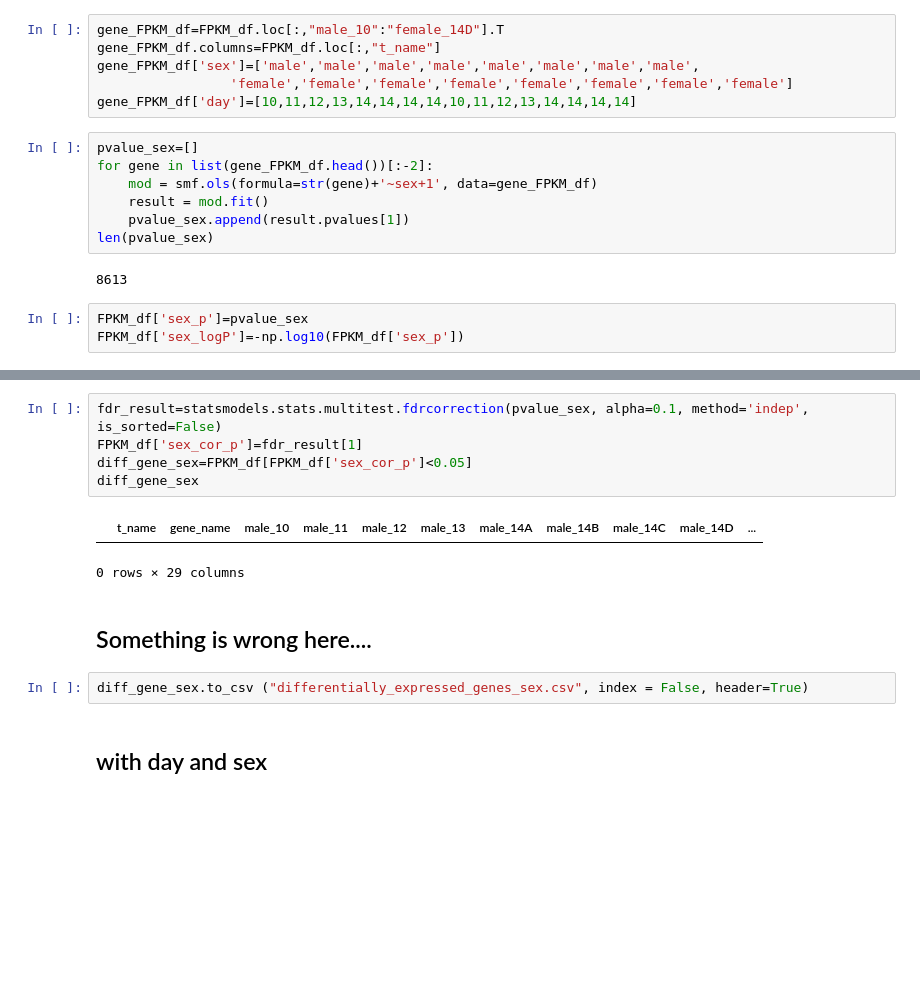
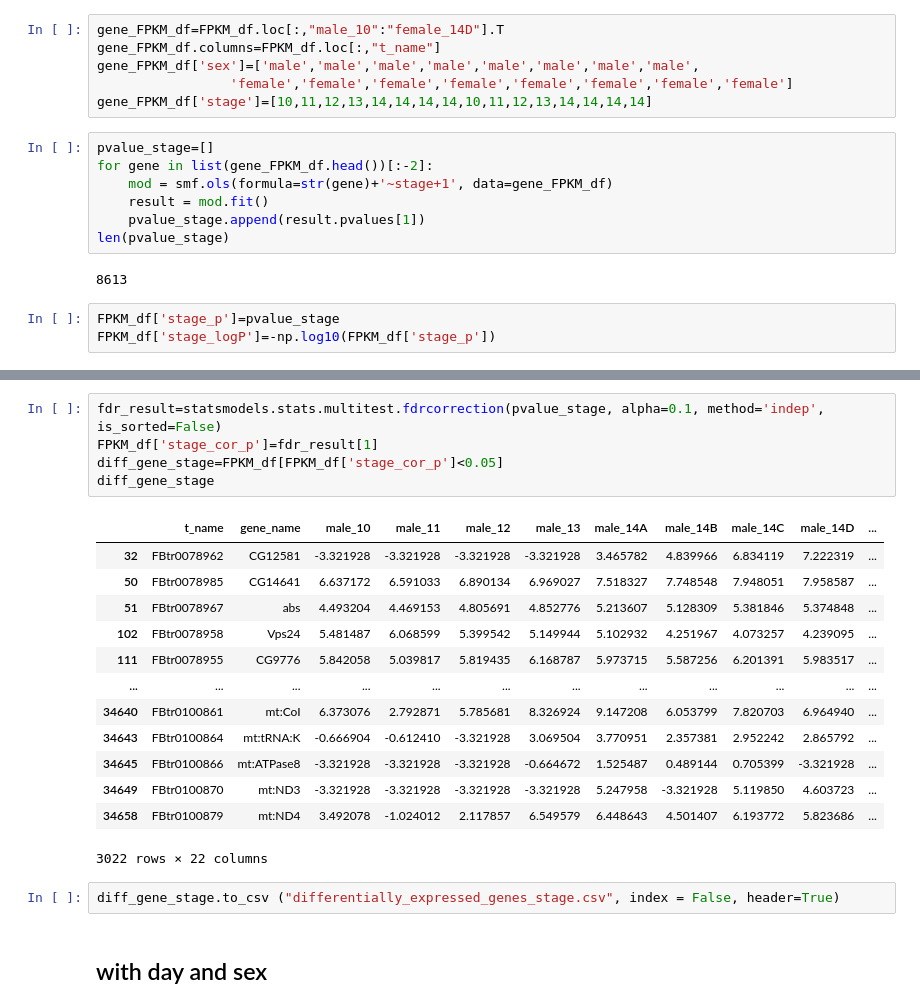
Before and after one commit to XiangningChen98/qbb2020-answers, a Jupyter notebook: HW7/HW7.ipynb, the cells around one changed output, grey strips where cells are left out. Saved outputs shown, nothing was run; the diff lists cells and outputs as text; blank space fills up the shorter version.

```diff
--- a/HW7/HW7.ipynb
+++ b/HW7/HW7.ipynb
@@ -75,19 +94,19 @@ gene_FPKM_df=FPKM_df.loc[:,"male_10":"female_14D"].T
 gene_FPKM_df.columns=FPKM_df.loc[:,"t_name"]
 gene_FPKM_df['sex']=['male','male','male','male','male','male','male','male',
                  'female','female','female','female','female','female','female','female']
-gene_FPKM_df['day']=[10,11,12,13,14,14,14,14,10,11,12,13,14,14,14,14]
+gene_FPKM_df['stage']=[10,11,12,13,14,14,14,14,10,11,12,13,14,14,14,14]
 # %%
-pvalue_sex=[]
+pvalue_stage=[]
 for gene in list(gene_FPKM_df.head())[:-2]:
-    mod = smf.ols(formula=str(gene)+'~sex+1', data=gene_FPKM_df)
+    mod = smf.ols(formula=str(gene)+'~stage+1', data=gene_FPKM_df)
     result = mod.fit()
-    pvalue_sex.append(result.pvalues[1])
-len(pvalue_sex)
+    pvalue_stage.append(result.pvalues[1])
+len(pvalue_stage)
 # %% [output]
 8613
 # %%
-FPKM_df['sex_p']=pvalue_sex
-FPKM_df['sex_logP']=-np.log10(FPKM_df['sex_p'])
+FPKM_df['stage_p']=pvalue_stage
+FPKM_df['stage_logP']=-np.log10(FPKM_df['stage_p'])
 # %%
 #QQ plot
 #     dataframe['geneindex'] = range(len(FPKM))
@@ -109,15 +128,24 @@ plt.show()
 # %%
-fdr_result=statsmodels.stats.multitest.fdrcorrection(pvalue_sex, alpha=0.1, method='indep', is_sorted=False)
-FPKM_df['sex_cor_p']=fdr_result[1]
-diff_gene_sex=FPKM_df[FPKM_df['sex_cor_p']<0.05]
-diff_gene_sex
+fdr_result=statsmodels.stats.multitest.fdrcorrection(pvalue_stage, alpha=0.1, method='indep', is_sorted=False)
+FPKM_df['stage_cor_p']=fdr_result[1]
+diff_gene_stage=FPKM_df[FPKM_df['stage_cor_p']<0.05]
+diff_gene_stage
 # %% [output]
 |  | t_name | gene_name | male_10 | male_11 | male_12 | male_13 | male_14A | male_14B | male_14C | male_14D | ... |
+| 32 | FBtr0078962 | CG12581 | -3.321928 | -3.321928 | -3.321928 | -3.321928 | 3.465782 | 4.839966 | 6.834119 | 7.222319 | ... |
+| 50 | FBtr0078985 | CG14641 | 6.637172 | 6.591033 | 6.890134 | 6.969027 | 7.518327 | 7.748548 | 7.948051 | 7.958587 | ... |
+| 51 | FBtr0078967 | abs | 4.493204 | 4.469153 | 4.805691 | 4.852776 | 5.213607 | 5.128309 | 5.381846 | 5.374848 | ... |
+| 102 | FBtr0078958 | Vps24 | 5.481487 | 6.068599 | 5.399542 | 5.149944 | 5.102932 | 4.251967 | 4.073257 | 4.239095 | ... |
+| 111 | FBtr0078955 | CG9776 | 5.842058 | 5.039817 | 5.819435 | 6.168787 | 5.973715 | 5.587256 | 6.201391 | 5.983517 | ... |
+| ... | ... | ... | ... | ... | ... | ... | ... | ... | ... | ... | ... |
+| 34640 | FBtr0100861 | mt:CoI | 6.373076 | 2.792871 | 5.785681 | 8.326924 | 9.147208 | 6.053799 | 7.820703 | 6.964940 | ... |
+| 34643 | FBtr0100864 | mt:tRNA:K | -0.666904 | -0.612410 | -3.321928 | 3.069504 | 3.770951 | 2.357381 | 2.952242 | 2.865792 | ... |
+| 34645 | FBtr0100866 | mt:ATPase8 | -3.321928 | -3.321928 | -3.321928 | -0.664672 | 1.525487 | 0.489144 | 0.705399 | -3.321928 | ... |
+| 34649 | FBtr0100870 | mt:ND3 | -3.321928 | -3.321928 | -3.321928 | -3.321928 | 5.247958 | -3.321928 | 5.119850 | 4.603723 | ... |
+| 34658 | FBtr0100879 | mt:ND4 | 3.492078 | -1.024012 | 2.117857 | 6.549579 | 6.448643 | 4.501407 | 6.193772 | 5.823686 | ... |
-0 rows × 29 columns
+3022 rows × 22 columns
-# %% [markdown]
-## Something is wrong here....
 # %%
-diff_gene_sex.to_csv ("differentially_expressed_genes_sex.csv", index = False, header=True)
+diff_gene_stage.to_csv ("differentially_expressed_genes_stage.csv", index = False, header=True)
 # %% [markdown]
 ## with day and sex
 # %%
```
Also changed, not shown: parts of 21 cells of this notebook, 5 other files.
